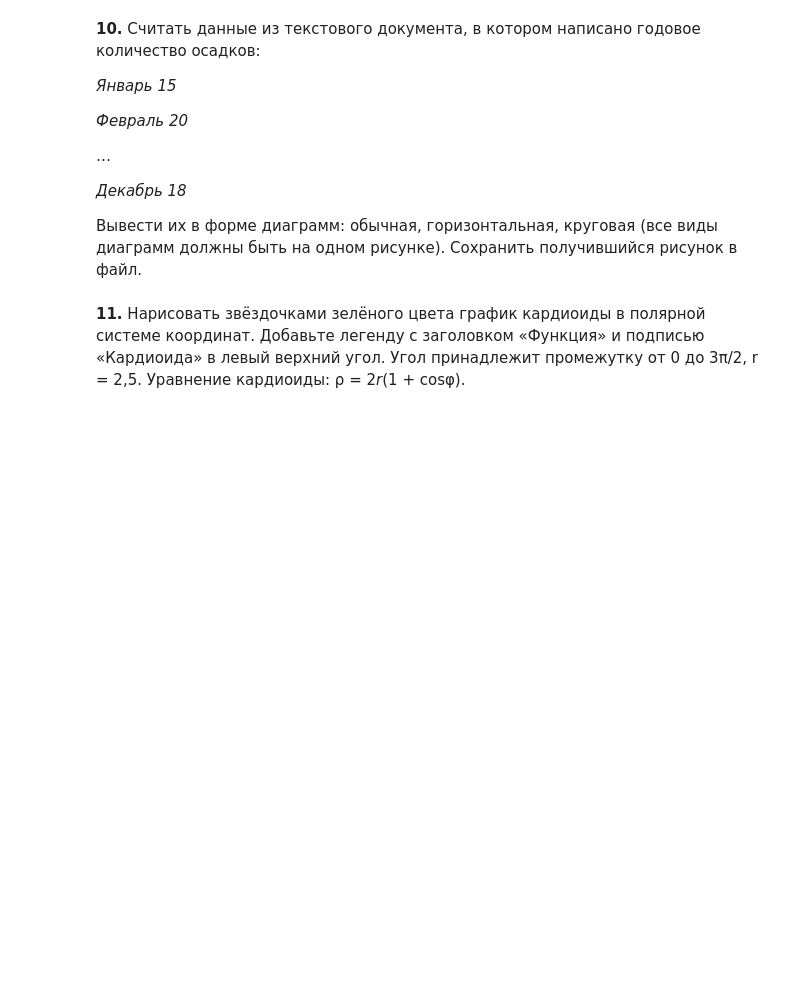
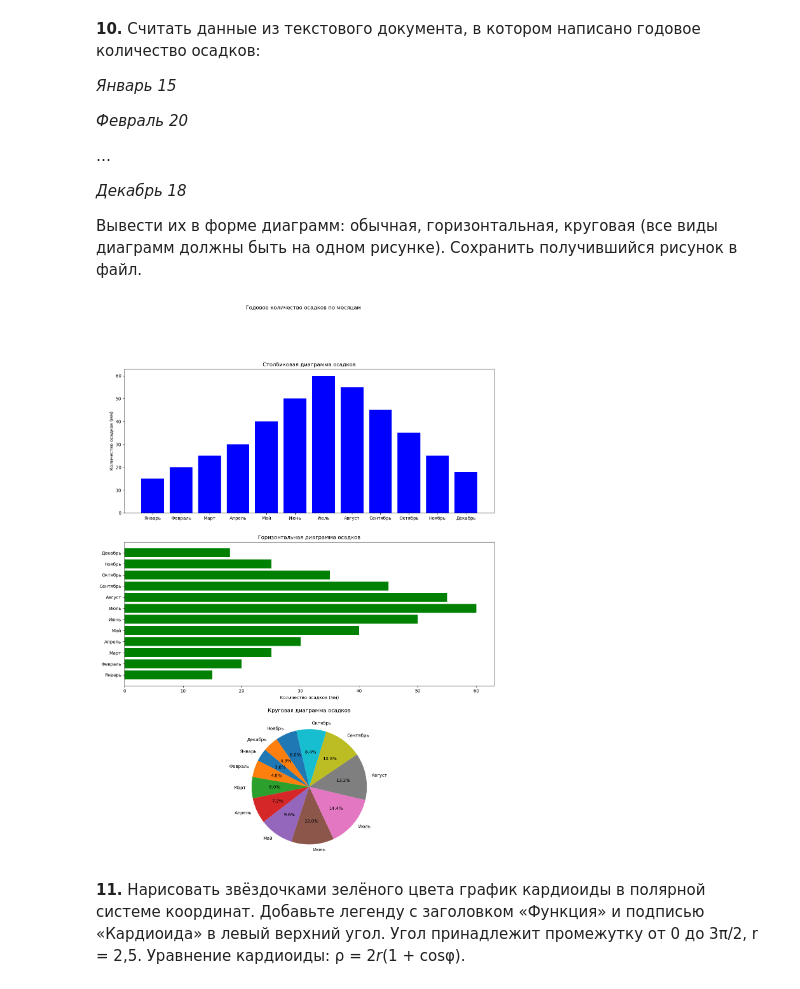
Before and after one commit to FessDemon/pim, a Jupyter notebook: python/Labs/Lab_Python_5_PMI_end.ipynb, the cells around one changed output. Cells and saved outputs as stored; diff of their text form; code cells hidden in the pictures; blank space fills up the shorter version.

```diff
--- a/python/Labs/Lab_Python_5_PMI_end.ipynb
+++ b/python/Labs/Lab_Python_5_PMI_end.ipynb
@@ -398,6 +432,50 @@ if __name__ == "__main__":
 
 
 Вывести их в форме диаграмм: обычная, горизонтальная, круговая (все виды диаграмм должны быть на одном рисунке). Сохранить получившийся рисунок в файл.
+# %%
+# Функция для чтения данных из файла
+def read_precipitation_data(file_path):
+    months = []
+    precipitation = []
+    with open(file_path, "r", encoding="utf-8") as file:
+        for line in file:
+            month, value = line.split()
+            months.append(month)
+            precipitation.append(int(value))
+    return months, precipitation
+
+
+# Чтение данных из файла
+file_path = "5-10/data.txt"
+months, precipitation = read_precipitation_data(file_path)
+
+# Создание фигуры и осей
+fig, axs = plt.subplots(3, 1, figsize=(15, 20))
+
+# Обычная столбиковая диаграмма
+axs[0].bar(months, precipitation, color="blue")
+axs[0].set_title("Столбиковая диаграмма осадков")
+axs[0].set_ylabel("Количество осадков (мм)")
+
+# Горизонтальная диаграмма
+axs[1].barh(months, precipitation, color="green")
+axs[1].set_title("Горизонтальная диаграмма осадков")
+axs[1].set_xlabel("Количество осадков (мм)")
+
+# Круговая диаграмма
+axs[2].pie(precipitation, labels=months, autopct="%1.1f%%", startangle=140)
+axs[2].set_title("Круговая диаграмма осадков")
+
+# Настройка общего заголовка
+plt.suptitle("Годовое количество осадков по месяцам")
+
+# Сохранение рисунка в файл
+plt.savefig("5-10/diagrams.png")
+
+# Показать график
+plt.show()
+# %% [output]
+[figure, added]
 # %% [markdown]
 **11.** Нарисовать звёздочками зелёного цвета график кардиоиды в полярной системе координат. Добавьте легенду с заголовком «Функция» и подписью «Кардиоида» в левый верхний угол.
 Угол принадлежит промежутку от 0 до 3π/2, r = 2,5. Уравнение кардиоиды: ρ = 2*r*(1 + cosφ).
```
Also changed, not shown: parts of 2 cells of this notebook, 2 other files.
